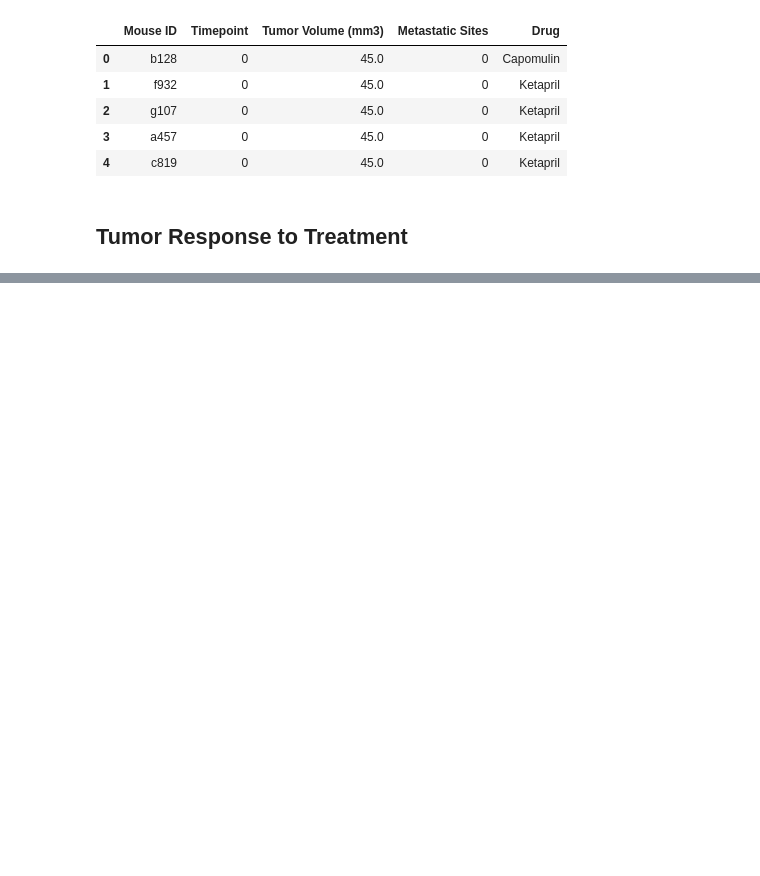
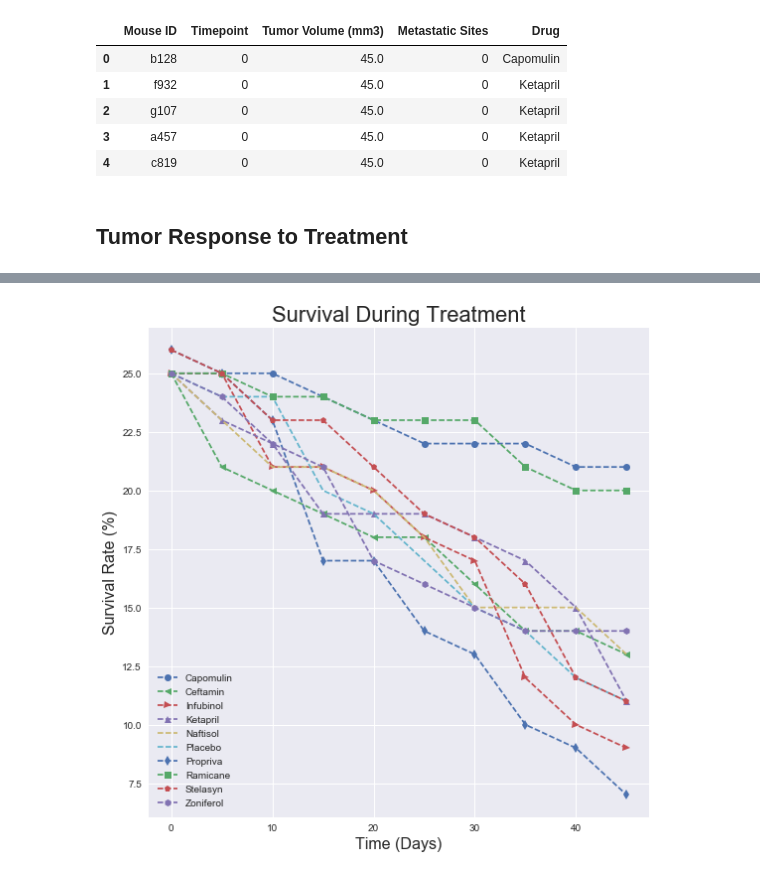
Before and after one commit to alandavila/data-analytics, a Jupyter notebook: Python/matplotlib/Pymaceuticals Inc.ipynb, the cells around one changed output, grey strips where cells are left out. Saved outputs shown, nothing was run; the diff lists cells and outputs as text; code cells hidden in the pictures; blank space fills up the shorter version.

```diff
--- a/Python/matplotlib/Pymaceuticals Inc.ipynb
+++ b/Python/matplotlib/Pymaceuticals Inc.ipynb
@@ -62,0 +121,12 @@ drug_response_df.head()
+# %%
+fig, ax = plt.subplots(figsize=(8,8))
+ax.set_title('Survival During Treatment', fontsize=22)
+ax.set_xlabel('Time (Days)' , fontsize=16)
+ax.set_ylabel('Survival Rate (%)', fontsize=16)
+for mrkformat,drug in zip(marker_formats,survive_mean_df.columns):
+    ax.plot(xaxis, survive_mean_df[drug],mrkformat, label=drug)
+plt.legend(loc='best')
+plt.tight_layout()
+plt.show()
+# %% [output]
+[figure, added]
```
Also changed, not shown: parts of 10 cells of this notebook.
